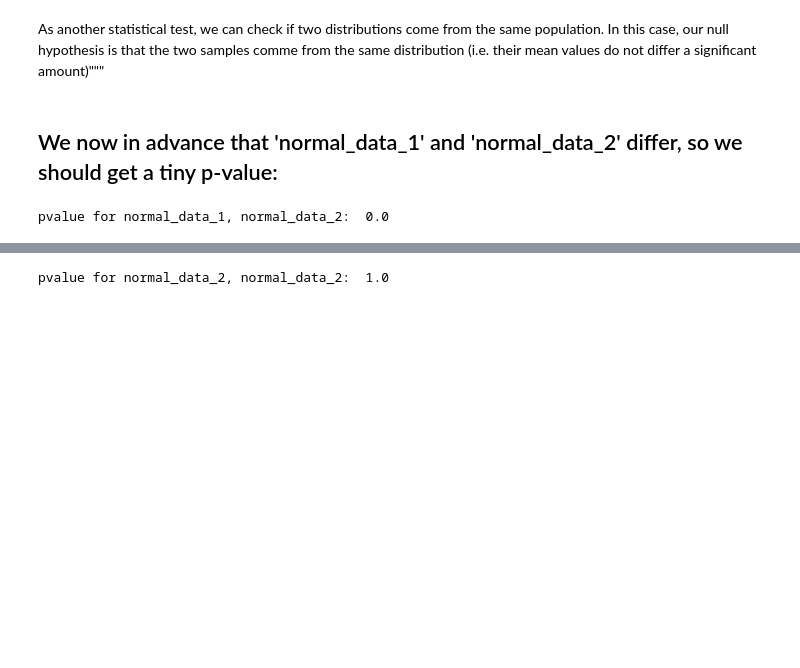
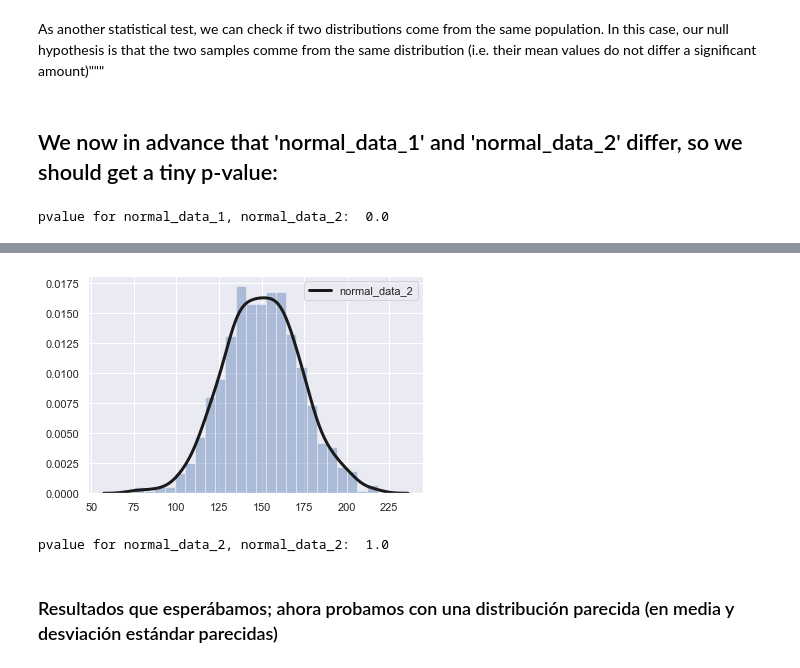
Before and after one commit to GermanCM/machine_learning_concepts_checks, a Jupyter notebook: project/statistical_tests/notebooks/hypothesis_tests.ipynb, the cells around one changed output, grey strips where cells are left out. Drawn from its saved outputs; the diff is of its cells as text; code cells hidden in the pictures; blank space fills up the shorter version.

```diff
--- a/project/statistical_tests/notebooks/hypothesis_tests.ipynb
+++ b/project/statistical_tests/notebooks/hypothesis_tests.ipynb
@@ -34,5 +47,11 @@ pvalue for normal_data_1, normal_data_2:  0.0
+# %%
+ax = sns.distplot(normal_data_2, kde_kws={"color": "k", "lw": 3, "label": "normal_data_2"})
+# %% [output]
+[figure, added]
 # %%
 hypothesis_tester_obj_equal = hypothesis_tester.DiffMeansPermute(data_equal)
 print('pvalue for normal_data_2, normal_data_2: ', hypothesis_tester_obj_equal.PValue())
 # %% [output]
 pvalue for normal_data_2, normal_data_2:  1.0
+# %% [markdown]
+### Resultados que esperábamos; ahora probamos con una distribución parecida (en media y desviación estándar parecidas)
```
Also changed, not shown: parts of 11 cells of this notebook, 1 other file.
